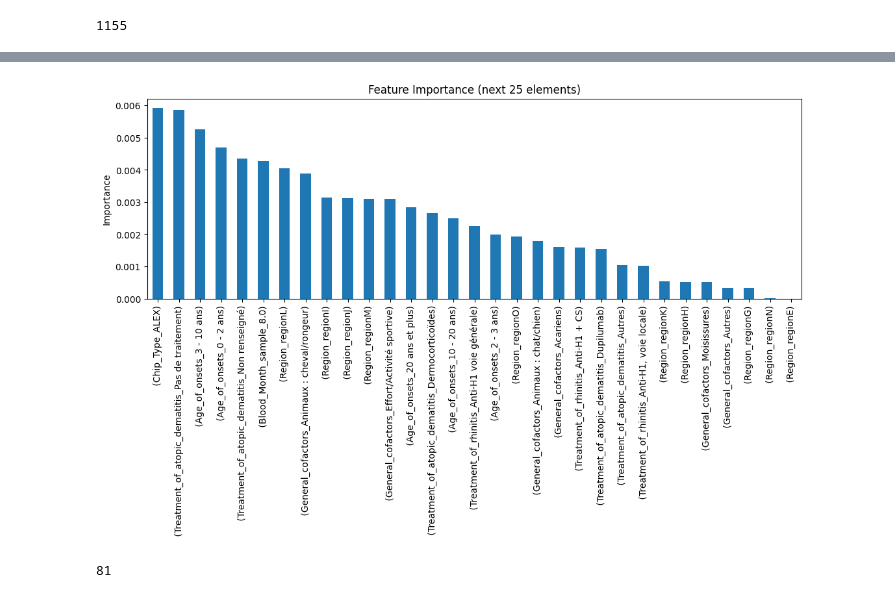
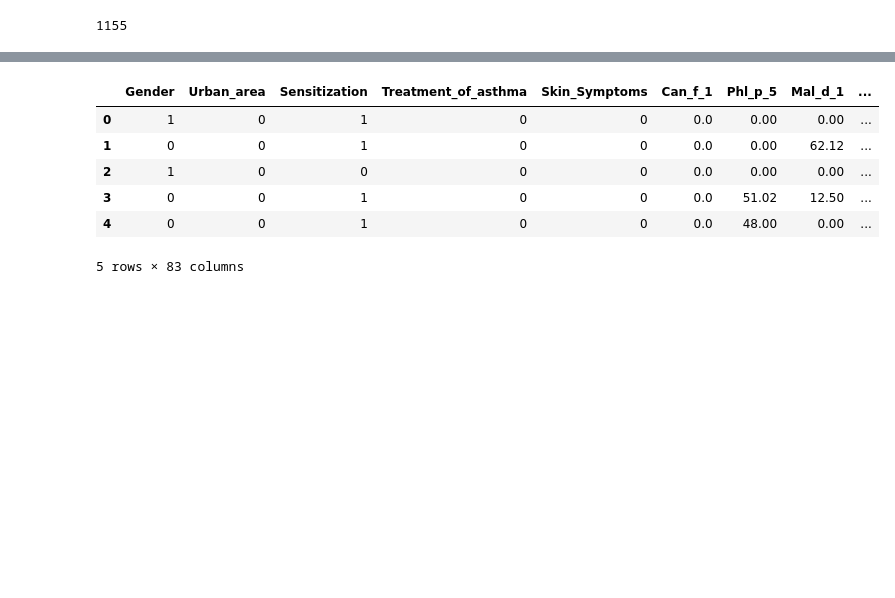
Before and after one commit to IngeaJeanOlivier/Allergies, a Jupyter notebook: notebooks/nb_jean_olivier.ipynb, the cells around one changed output, grey strips where cells are left out. Drawn from its saved outputs; the diff is of its cells as text; code cells hidden in the pictures; blank space fills up the shorter version.

```diff
--- a/notebooks/nb_jean_olivier.ipynb
+++ b/notebooks/nb_jean_olivier.ipynb
@@ -383,16 +385,10 @@ plt.show()
-# %%
-# Top 25 - next
-importances_z = importances[50:200]
-
-# Plot
-plt.figure(figsize=(13, 4))
-importances_z.plot(kind='bar')
-plt.title("Feature Importance (next 25 elements)")
-plt.ylabel("Importance")
-plt.show()
-# %% [output]
-[figure, removed]
-# %%
-len(importances)
-# %% [output]
-81
+# %%
+df3.head()
+# %% [output]
+|  | Gender | Urban_area | Sensitization | Treatment_of_asthma | Skin_Symptoms | Can_f_1 | Phl_p_5 | Mal_d_1 | ... |
+| 0 | 1 | 0 | 1 | 0 | 0 | 0.0 | 0.00 | 0.00 | ... |
+| 1 | 0 | 0 | 1 | 0 | 0 | 0.0 | 0.00 | 62.12 | ... |
+| 2 | 1 | 0 | 0 | 0 | 0 | 0.0 | 0.00 | 0.00 | ... |
+| 3 | 0 | 0 | 1 | 0 | 0 | 0.0 | 51.02 | 12.50 | ... |
+| 4 | 0 | 0 | 1 | 0 | 0 | 0.0 | 48.00 | 0.00 | ... |
+5 rows × 83 columns
```
Also changed, not shown: parts of 10 cells of this notebook, 2 other files.
